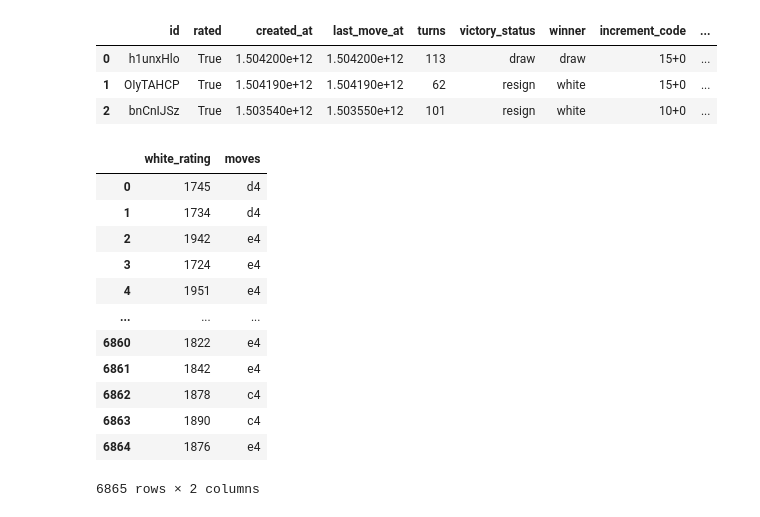
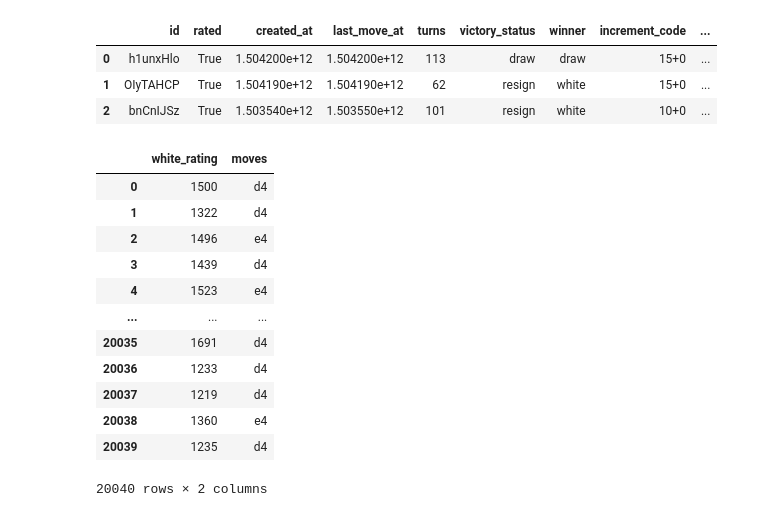
Before and after one commit to AustereTriceratops/Chess, a Jupyter notebook: dataset_analysis.ipynb, the cells around one changed output. Cells and saved outputs as stored; diff of their text form; code cells hidden in the pictures.

```diff
--- a/dataset_analysis.ipynb
+++ b/dataset_analysis.ipynb
@@ -22,20 +30,20 @@ high_rated_games.head(3)
 | 1 | OIyTAHCP | True | 1.504190e+12 | 1.504190e+12 | 62 | resign | white | 15+0 | ... |
 | 2 | bnCnIJSz | True | 1.503540e+12 | 1.503550e+12 | 101 | resign | white | 10+0 | ... |
 # %%
-opening_move = high_rated_games.loc[:, ["white_rating", "moves"]]
-opening_move['moves'] = opening_move['moves'].apply(lambda s: s[:2])
+opening_move = games[games["turns"] > 1].reset_index(drop=True).loc[:, ["white_rating", "moves"]]
+opening_move['moves'] = opening_move['moves'].apply(lambda s: s[:s.find(' ')])
 opening_move
 # %% [output]
 |  | white_rating | moves |
-| 0 | 1745 | d4 |
-| 1 | 1734 | d4 |
-| 2 | 1942 | e4 |
-| 3 | 1724 | e4 |
-| 4 | 1951 | e4 |
+| 0 | 1500 | d4 |
+| 1 | 1322 | d4 |
+| 2 | 1496 | e4 |
+| 3 | 1439 | d4 |
+| 4 | 1523 | e4 |
 | ... | ... | ... |
-| 6860 | 1822 | e4 |
-| 6861 | 1842 | e4 |
-| 6862 | 1878 | c4 |
-| 6863 | 1890 | c4 |
-| 6864 | 1876 | e4 |
+| 20035 | 1691 | d4 |
+| 20036 | 1233 | d4 |
+| 20037 | 1219 | d4 |
+| 20038 | 1360 | e4 |
+| 20039 | 1235 | d4 |
-6865 rows × 2 columns
+20040 rows × 2 columns
```
Also changed, not shown: parts of 14 cells of this notebook.
